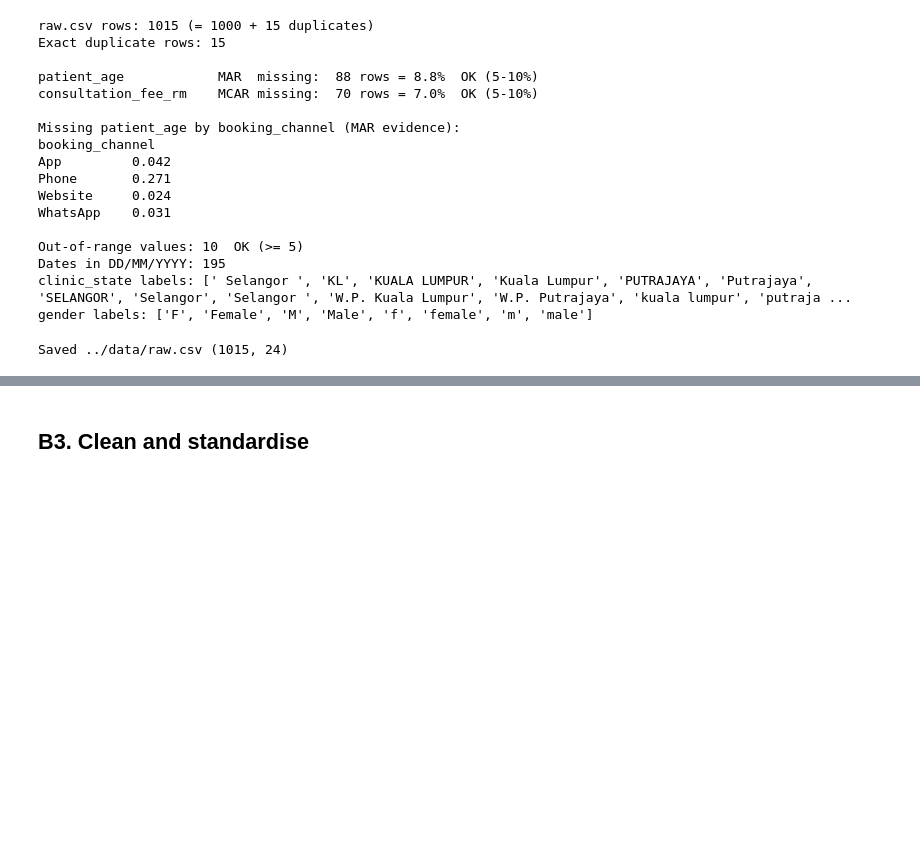
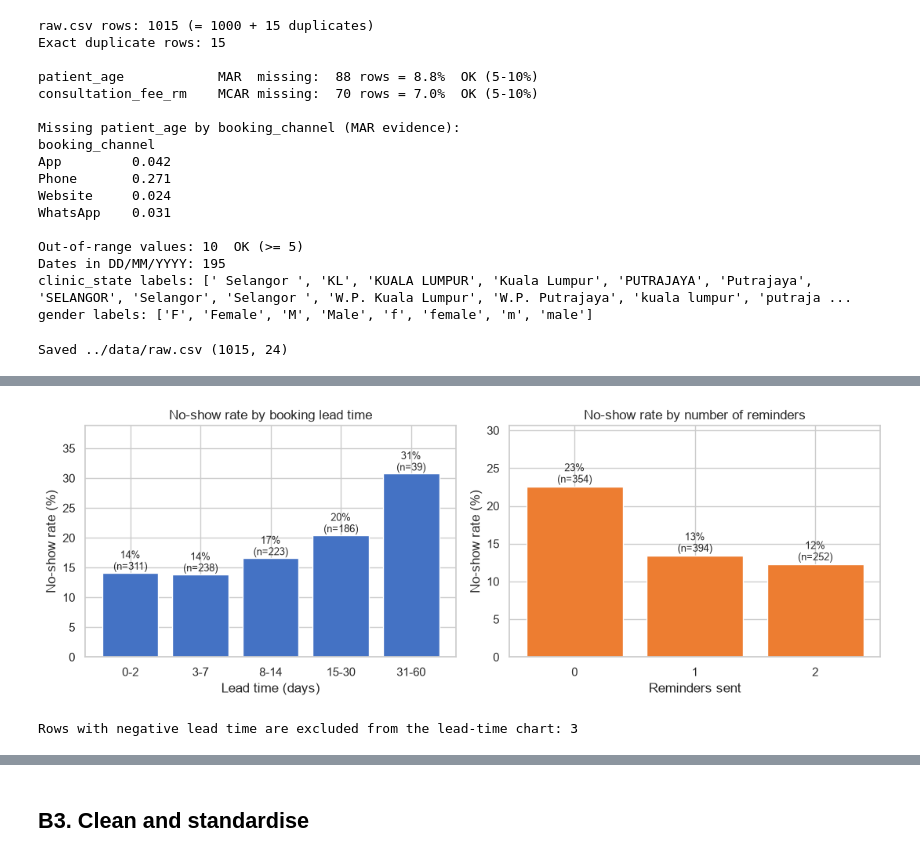
Before and after one commit to qist-tuah/WIE3007_A1_23001946, a Jupyter notebook: notebook/WIE3007_A1_23001946.ipynb, the cells around one changed output, grey strips where cells are left out. Saved outputs shown, nothing was run; the diff lists cells and outputs as text; code cells hidden in the pictures; blank space fills up the shorter version.

```diff
--- a/notebook/WIE3007_A1_23001946.ipynb
+++ b/notebook/WIE3007_A1_23001946.ipynb
@@ -360,0 +540,28 @@ Saved ../data/raw.csv (1015, 24)
+# %%
+# ---------- B2.6 Bivariate visualisation: no-show rate vs lead time and reminders ----------
+viz = raw.drop_duplicates().copy()
+viz["no_show_flag"] = (viz["no_show"] == "Yes").astype(int)
+viz["lead_time_band"] = pd.cut(viz["lead_time_days"], [-1, 2, 7, 14, 30, 60],
+                               labels=["0-2", "3-7", "8-14", "15-30", "31-60"])
+
+fig, axes = plt.subplots(1, 2, figsize=(11, 4))
+lt = viz.groupby("lead_time_band", observed=True)["no_show_flag"].agg(["mean", "size"])
+axes[0].bar(lt.index.astype(str), lt["mean"] * 100, color="#4472c4")
+for i, (m, s) in enumerate(zip(lt["mean"], lt["size"])):
+    axes[0].text(i, m * 100 + 0.5, f"{m:.0%}\n(n={s})", ha="center", fontsize=9)
+axes[0].set(title="No-show rate by booking lead time", xlabel="Lead time (days)", ylabel="No-show rate (%)")
+axes[0].set_ylim(0, lt["mean"].max() * 100 + 8)
+
+rm = viz.groupby("reminders_sent")["no_show_flag"].agg(["mean", "size"])
+axes[1].bar(rm.index.astype(str), rm["mean"] * 100, color="#ed7d31")
+for i, (m, s) in enumerate(zip(rm["mean"], rm["size"])):
+    axes[1].text(i, m * 100 + 0.5, f"{m:.0%}\n(n={s})", ha="center", fontsize=9)
+axes[1].set(title="No-show rate by number of reminders", xlabel="Reminders sent", ylabel="No-show rate (%)")
+axes[1].set_ylim(0, rm["mean"].max() * 100 + 8)
+plt.tight_layout()
+plt.savefig(FIG_DIR + "b2_bivariate_noshow.png", dpi=150, bbox_inches="tight")
+plt.show()
+print("Rows with negative lead time are excluded from the lead-time chart:", (viz["lead_time_days"] < 0).sum())
+# %% [output]
+[figure, added]
+Rows with negative lead time are excluded from the lead-time chart: 3
```
Also changed, not shown: parts of 11 cells of this notebook, 6 other files.
